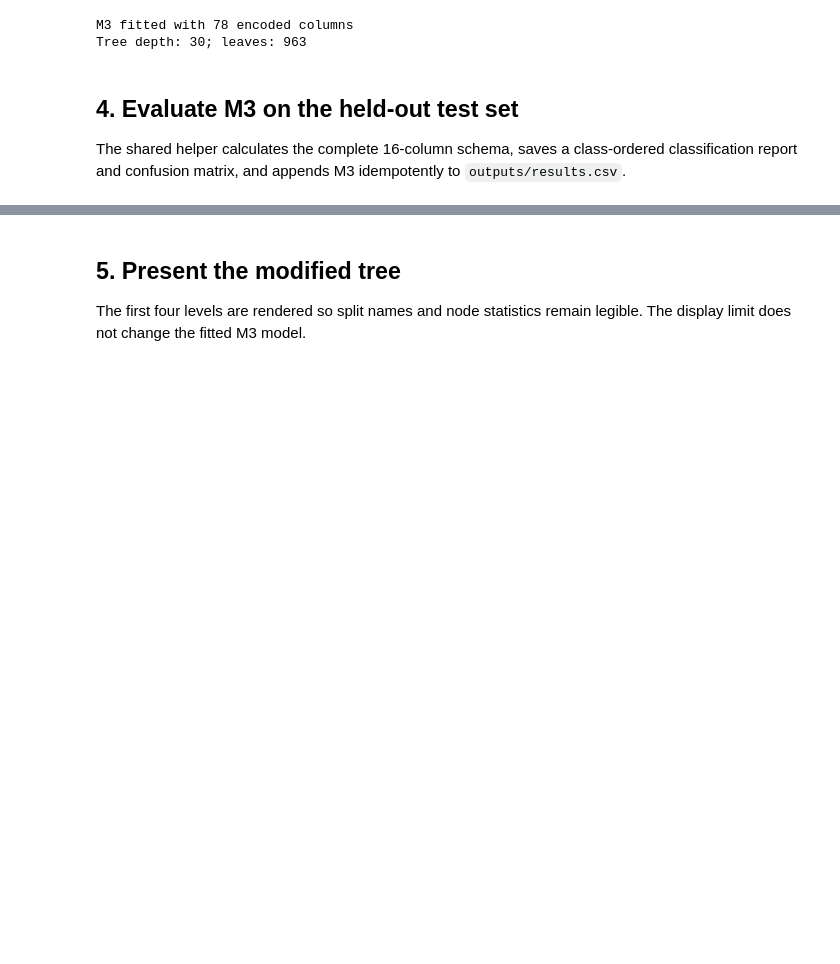
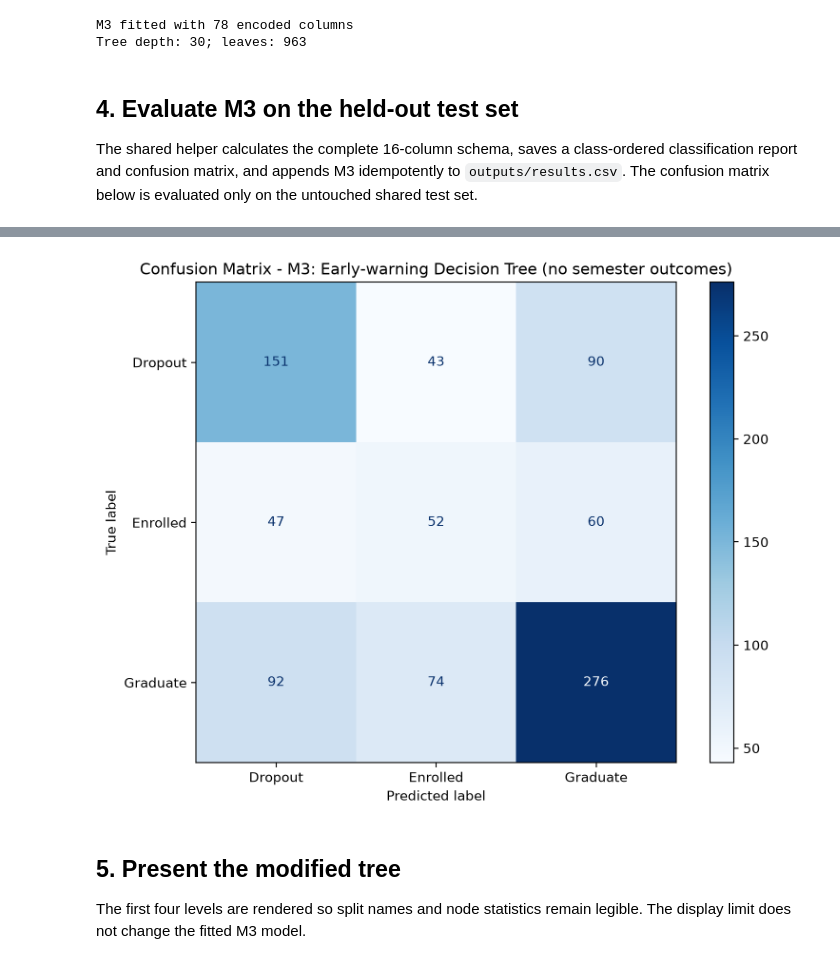
Before and after one commit to thphuc06/Lab2_DecisionTree, a Jupyter notebook: notebooks/05_improve_features.ipynb, the cells around one changed output, grey strips where cells are left out. Cells and saved outputs as stored; diff of their text form; code cells hidden in the pictures; blank space fills up the shorter version.

Commit message:
[C] Verify M3 and preserve Role D results after integration

```diff
--- a/notebooks/05_improve_features.ipynb
+++ b/notebooks/05_improve_features.ipynb
@@ -136,28 +184,32 @@ Tree depth: 30; leaves: 963
 # %% [markdown]
 ## 4. Evaluate M3 on the held-out test set
 
-The shared helper calculates the complete 16-column schema, saves a class-ordered classification report and confusion matrix, and appends M3 idempotently to `outputs/results.csv`.
+The shared helper calculates the complete 16-column schema, saves a class-ordered classification report and confusion matrix, and appends M3 idempotently to `outputs/results.csv`. The confusion matrix below is evaluated only on the untouched shared test set.
 # %%
 m3_params = {
     "criterion": "gini",
     "excluded_original_features": EARLY_WARNING_EXCLUSIONS,
     "original_feature_count": 24,
     "random_state": 42,
 }
+m3_report_path = OUTPUTS_DIR / "classification_report_M3.txt"
+m3_cm_path = FIGURES_DIR / "E_cm_M3.png"
 
 m3_result = evaluate_model(
     m3, X_train_m3, y_train, X_test_m3, y_test,
     model_id="M3",
     model_name="Early-warning Decision Tree (no semester outcomes)",
     params=m3_params,
     author="E",
-    classification_report_path=OUTPUTS_DIR / "classification_report_M3.txt",
-    confusion_matrix_path=FIGURES_DIR / "E_cm_M3.png",
+    classification_report_path=m3_report_path,
+    confusion_matrix_path=m3_cm_path,
 )
 display(pd.DataFrame([m3_result])[RESULT_COLUMNS])
+display(Image(filename=str(m3_cm_path), width=760))
 # %% [output]
 |  | model_id | model_name | params | train_acc | test_acc | error_rate | precision_macro | recall_macro | ... |
 | 0 | M3 | Early-warning Decision Tree (no s... | {"criterion":"gini","excluded_ori... | 1.0 | 0.541243 | 0.458757 | 0.49209 | 0.49439 | ... |
+[figure, added]
 # %% [markdown]
 ## 5. Present the modified tree
 
```
Also changed, not shown: parts of 14 cells of this notebook, 3 other files.
